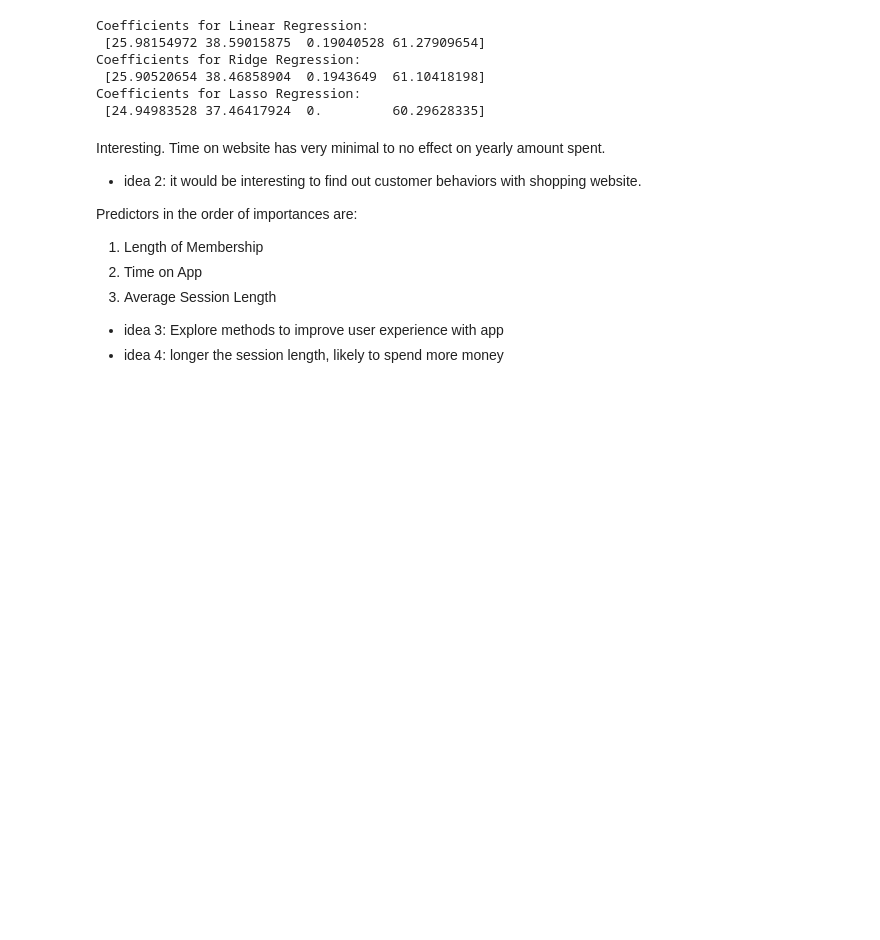
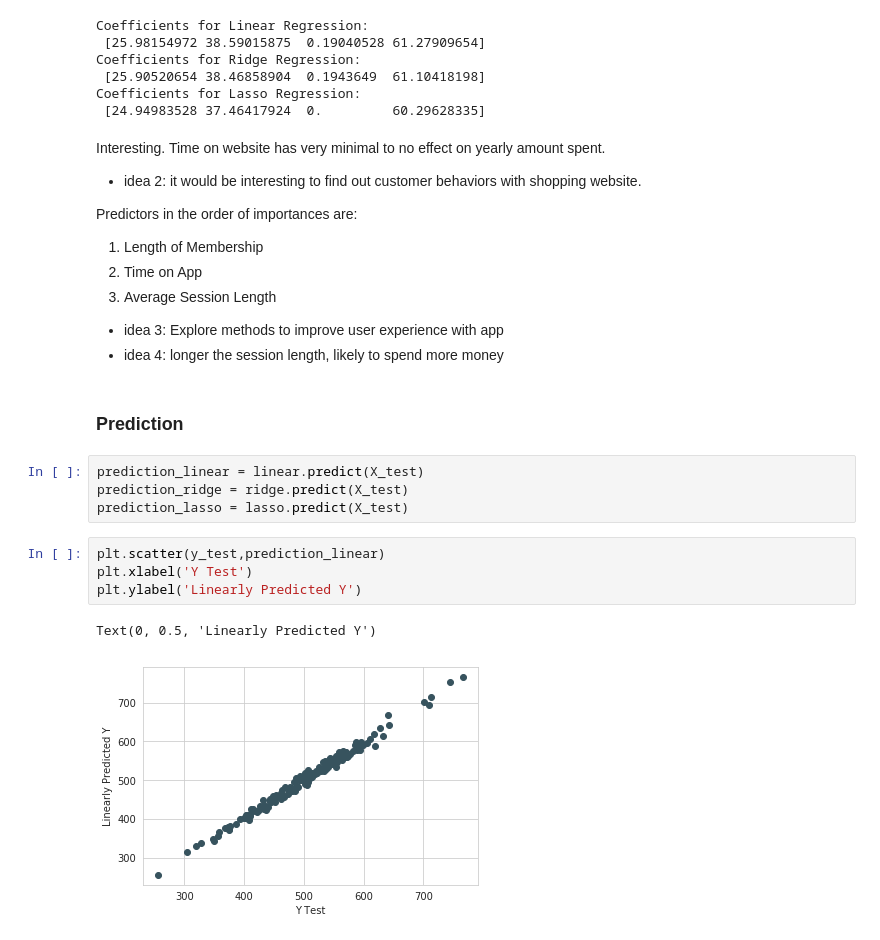
Before and after one commit to dking21/E-commerce-Customer-Analysis, a Jupyter notebook: progress_notebook.ipynb, the cells around one changed output. Saved outputs shown, nothing was run; the diff lists cells and outputs as text; blank space fills up the shorter version.

```diff
--- a/progress_notebook.ipynb
+++ b/progress_notebook.ipynb
@@ -146,3 +146,16 @@ Predictors in the order of importances are:
 
 * idea 3: Explore methods to improve user experience with app
 * idea 4: longer the session length, likely to spend more money
+# %% [markdown]
+### Prediction
+# %%
+prediction_linear = linear.predict(X_test)
+prediction_ridge = ridge.predict(X_test)
+prediction_lasso = lasso.predict(X_test)
+# %%
+plt.scatter(y_test,prediction_linear)
+plt.xlabel('Y Test')
+plt.ylabel('Linearly Predicted Y')
+# %% [output]
+Text(0, 0.5, 'Linearly Predicted Y')
+[figure, added]
```
Also changed, not shown: parts of 6 cells of this notebook.
